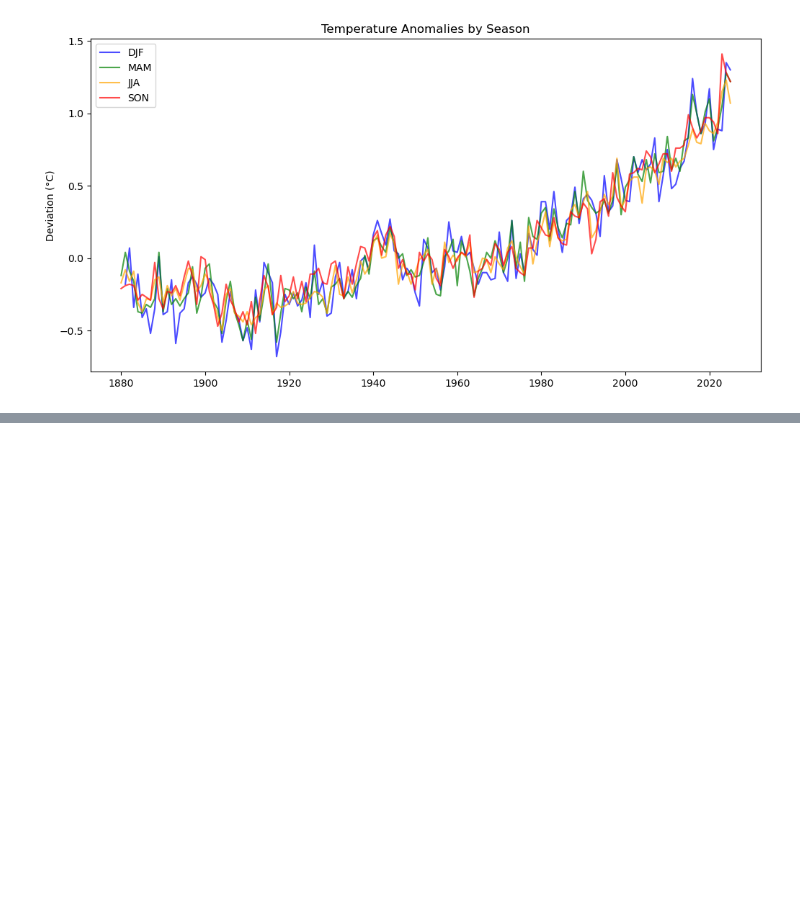
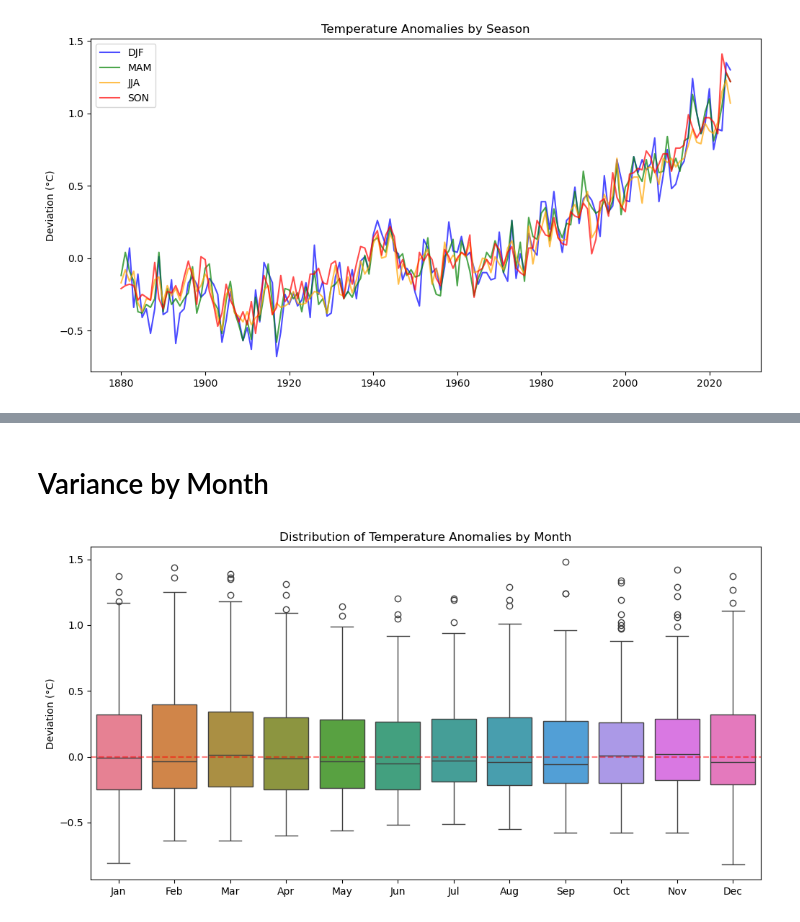
Before and after one commit to MELAI-1/MY-PROJECT, a Jupyter notebook: Climate/climate_intro/05_Global Temperature Anomaly Forecasting..ipynb, the cells around one changed output, grey strips where cells are left out. Drawn from its saved outputs; the diff is of its cells as text; code cells hidden in the pictures; blank space fills up the shorter version.

```diff
--- a/Climate/climate_intro/05_Global Temperature Anomaly Forecasting..ipynb
+++ b/Climate/climate_intro/05_Global Temperature Anomaly Forecasting..ipynb
@@ -77,0 +114,11 @@ plt.show()
+# %% [markdown]
+# Variance by Month
+# %%
+plt.figure(figsize=(12, 6))
+sns.boxplot(data=df.iloc[:, 1:13]) # Columns Jan through Dec
+plt.title('Distribution of Temperature Anomalies by Month')
+plt.ylabel('Deviation (°C)')
+plt.axhline(0, color='red', linestyle='--', alpha=0.5)
+plt.show()
+# %% [output]
+[figure, added]
```
Also changed, not shown: parts of 10 cells of this notebook.
